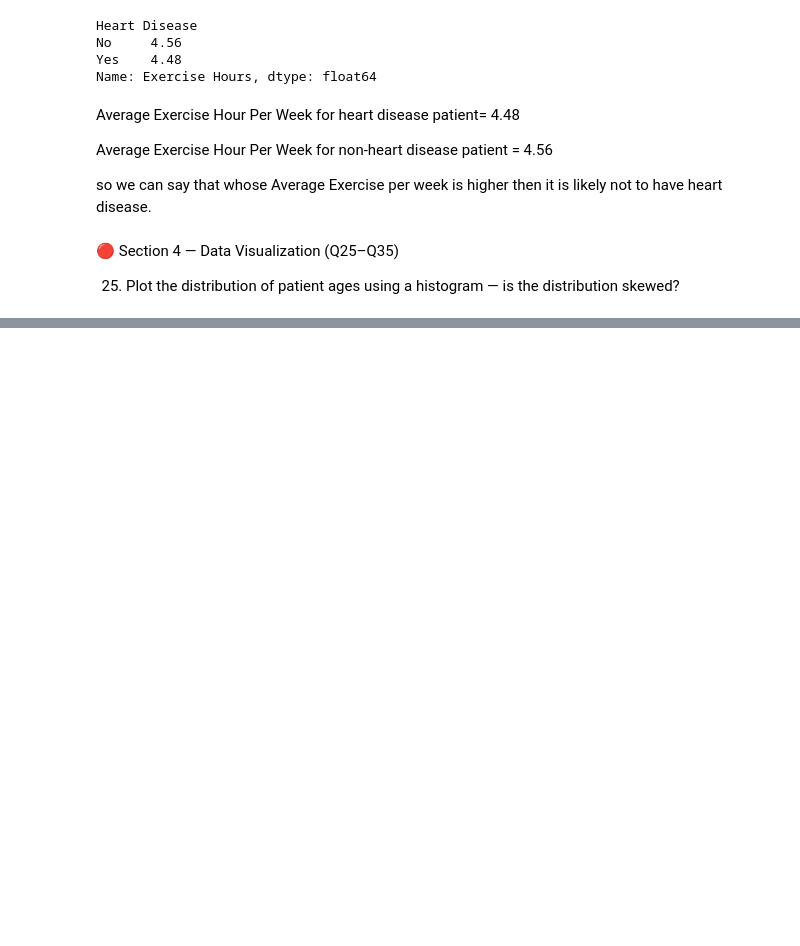
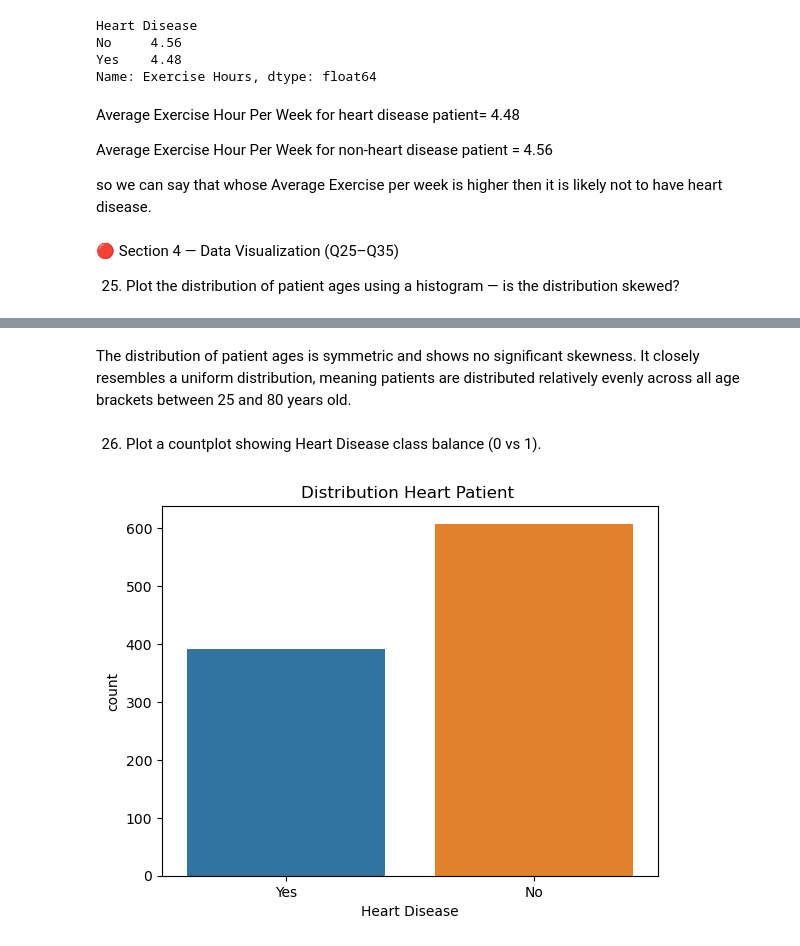
Before and after one commit to bikashsahani/heart-disease-analysis, a Jupyter notebook: heart_disease_analysis.ipynb, the cells around one changed output, grey strips where cells are left out. Saved outputs shown, nothing was run; the diff lists cells and outputs as text; code cells hidden in the pictures; blank space fills up the shorter version.

```diff
--- a/heart_disease_analysis.ipynb
+++ b/heart_disease_analysis.ipynb
@@ -639,0 +658,14 @@ so we can say that whose Average Exercise per week is higher then it is likely n
+# %% [markdown]
+The distribution of patient ages is symmetric and shows no significant skewness. It closely resembles a uniform distribution, meaning patients are distributed relatively evenly across all age brackets between 25 and 80 years old.
+# %% [markdown]
+26. Plot a countplot showing Heart Disease class balance (0 vs 1).
+# %%
+sns.countplot(
+    data=data,
+    x='Heart Disease',
+    hue='Heart Disease'
+)
+plt.title("Distribution Heart Patient ")
+plt.show()
+# %% [output]
+[figure, added]
```
Also changed, not shown: parts of 21 cells of this notebook.
